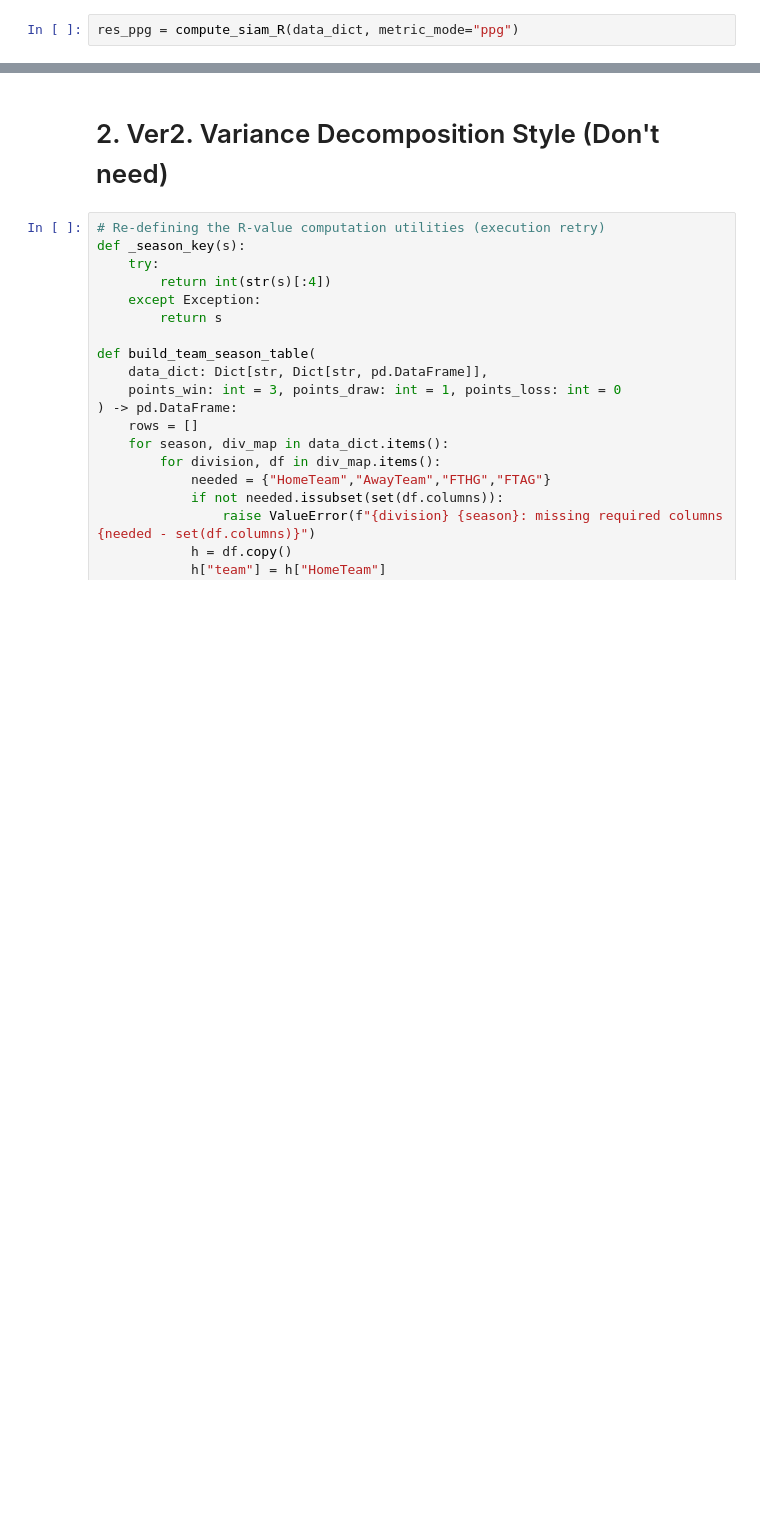
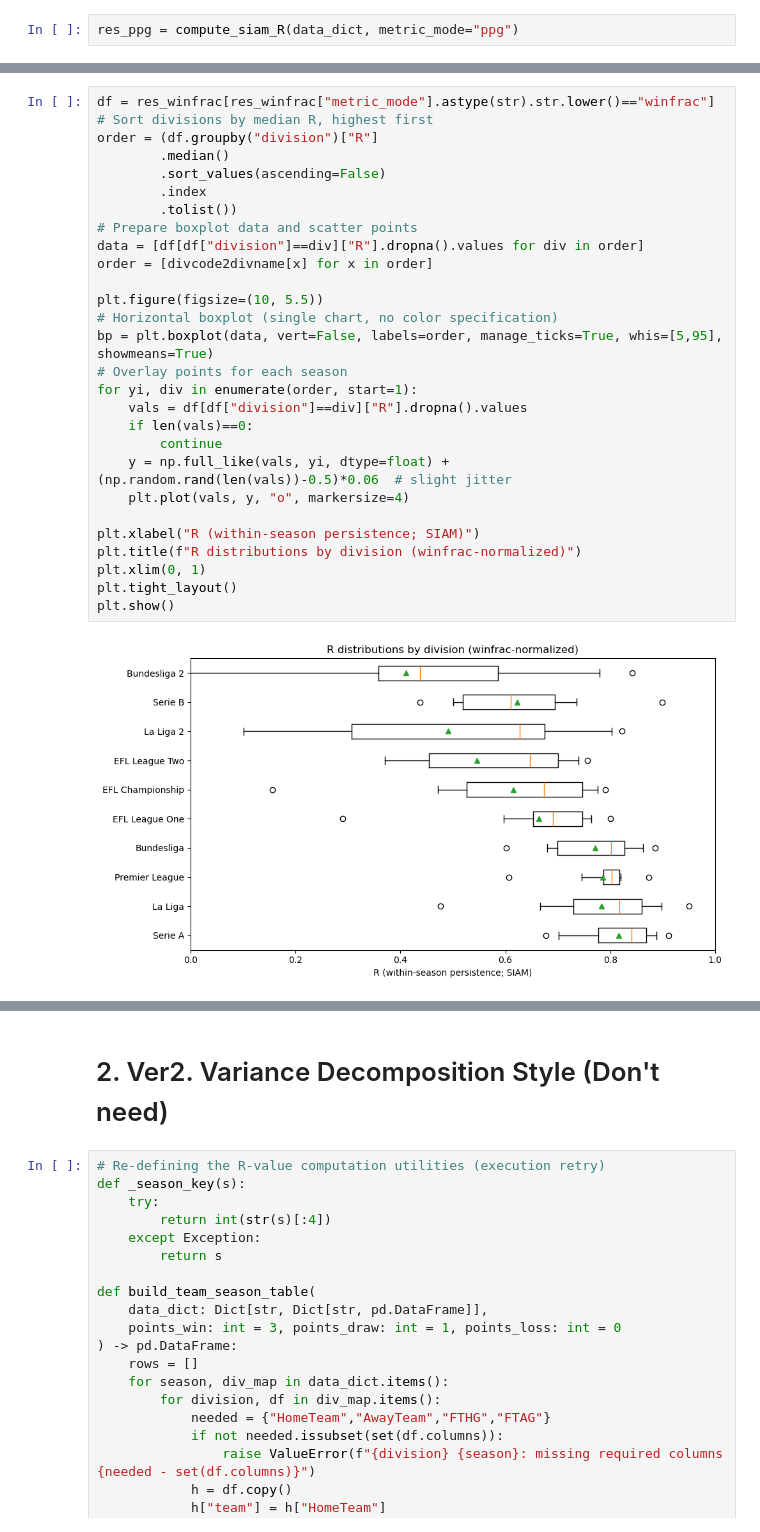
Before and after one commit to leemingo/skill-vs-luck, a Jupyter notebook: notebooks/001_soccer_leagues.ipynb, the cells around one changed output, grey strips where cells are left out. Drawn from its saved outputs; the diff is of its cells as text; blank space fills up the shorter version.

```diff
--- a/001-load_match_history_calculate_r.ipynb
+++ b/notebooks/001_soccer_leagues.ipynb
@@ -290,6 +310,36 @@ def plot_siam_R_boxplot(df: pd.DataFrame, metric_mode: str = "ppg"):
     # print("Saved to:", out_path)
 
 # plot_siam_R_boxplot(res_ppg, metric_mode="ppg")
+# %%
+df = res_winfrac[res_winfrac["metric_mode"].astype(str).str.lower()=="winfrac"]
+# Sort divisions by median R, highest first
+order = (df.groupby("division")["R"]
+        .median()
+        .sort_values(ascending=False)
+        .index
+        .tolist())
+# Prepare boxplot data and scatter points
+data = [df[df["division"]==div]["R"].dropna().values for div in order]
+order = [divcode2divname[x] for x in order]
+
+plt.figure(figsize=(10, 5.5))
+# Horizontal boxplot (single chart, no color specification)
+bp = plt.boxplot(data, vert=False, labels=order, manage_ticks=True, whis=[5,95], showmeans=True)
+# Overlay points for each season
+for yi, div in enumerate(order, start=1):
+    vals = df[df["division"]==div]["R"].dropna().values
+    if len(vals)==0:
+        continue
+    y = np.full_like(vals, yi, dtype=float) + (np.random.rand(len(vals))-0.5)*0.06  # slight jitter
+    plt.plot(vals, y, "o", markersize=4)
+
+plt.xlabel("R (within-season persistence; SIAM)")
+plt.title(f"R distributions by division (winfrac-normalized)")
+plt.xlim(0, 1)
+plt.tight_layout()
+plt.show()
+# %% [output]
+[figure, added]
 # %%
 res_winfrac = compute_siam_R(data_dict, metric_mode="winfrac")
 plot_siam_R_boxplot(res_winfrac, metric_mode="winfrac")
```
Also changed, not shown: parts of 21 cells of this notebook, 2 other files.
